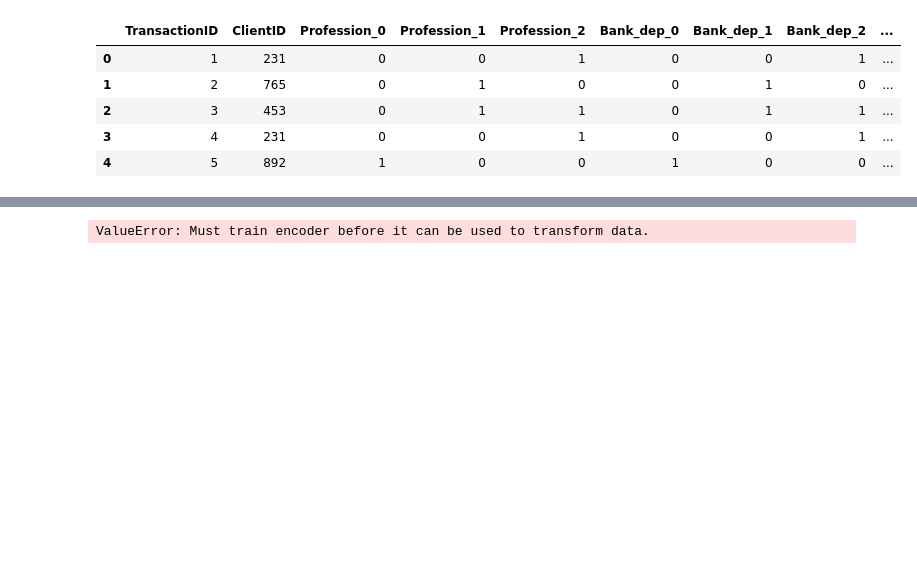
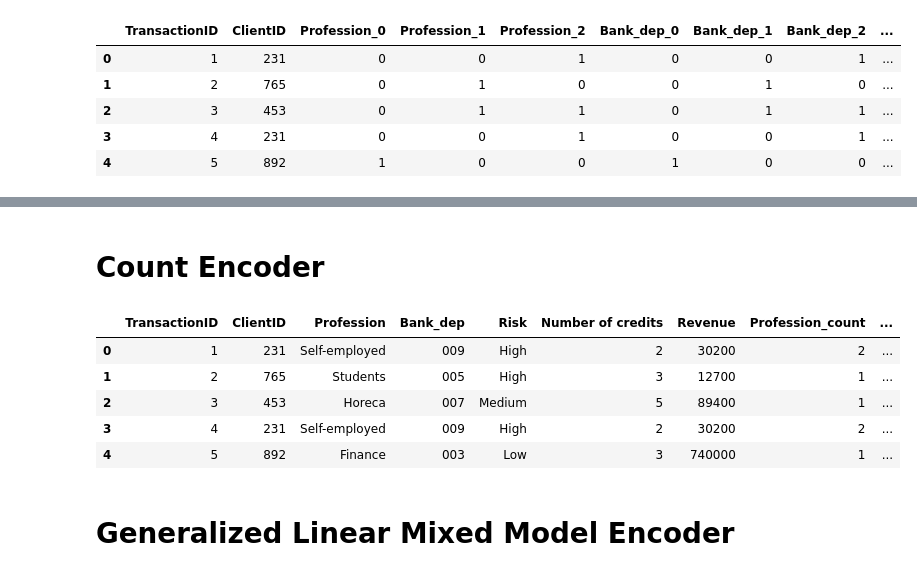
Before and after one commit to SarahL-Ironhack/IronSarah, a Jupyter notebook: labs/module 1/lab31/lab31.ipynb, the cells around one changed output, grey strips where cells are left out. Cells and saved outputs as stored; diff of their text form; code cells hidden in the pictures; blank space fills up the shorter version.

```diff
--- a/labs/module 1/lab31/lab31.ipynb
+++ b/labs/module 1/lab31/lab31.ipynb
@@ -130,4 +122,20 @@ ValueError: Unexpected input shape: (5, 7)
+# %% [markdown]
+# Count Encoder
 # %%
-lab31_cbe = cbe_encoder.transform(lab31)
+cat_features = ['Profession', 'Risk']
+count_enc = ce.CountEncoder()
+count_encoded = count_enc.fit_transform(lab31[cat_features])
+
+lab31bis = lab31.join(count_encoded.add_suffix("_count"))
+
+# Training a model on the baseline data
+lab31bis
 # %% [output]
-ValueError: Must train encoder before it can be used to transform data.
+|  | TransactionID | ClientID | Profession | Bank_dep | Risk | Number of credits | Revenue | Profession_count | ... |
+| 0 | 1 | 231 | Self-employed | 009 | High | 2 | 30200 | 2 | ... |
+| 1 | 2 | 765 | Students | 005 | High | 3 | 12700 | 1 | ... |
+| 2 | 3 | 453 | Horeca | 007 | Medium | 5 | 89400 | 1 | ... |
+| 3 | 4 | 231 | Self-employed | 009 | High | 2 | 30200 | 2 | ... |
+| 4 | 5 | 892 | Finance | 003 | Low | 3 | 740000 | 1 | ... |
+# %% [markdown]
+# Generalized Linear Mixed Model Encoder
```
Also changed, not shown: parts of 60 cells of this notebook.
